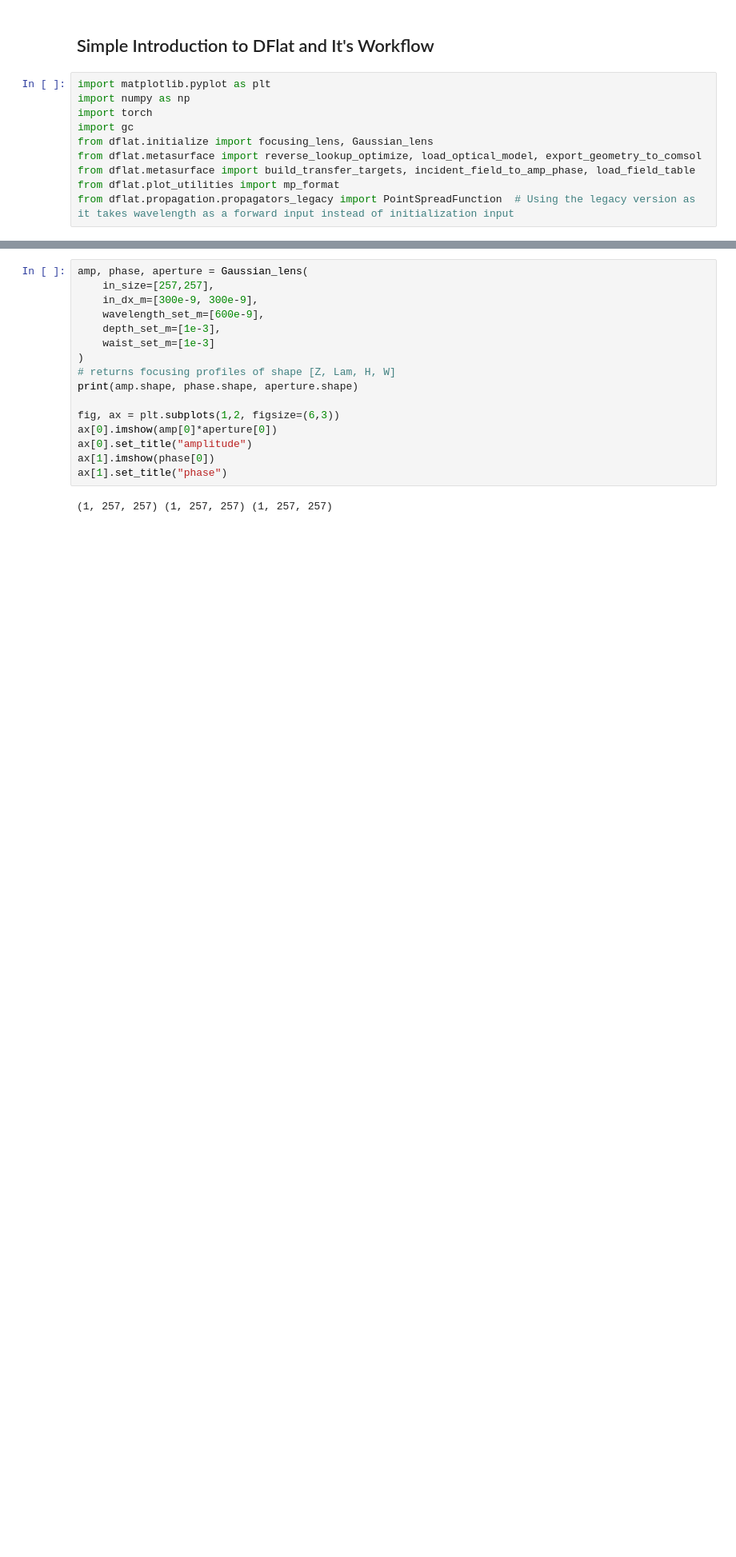
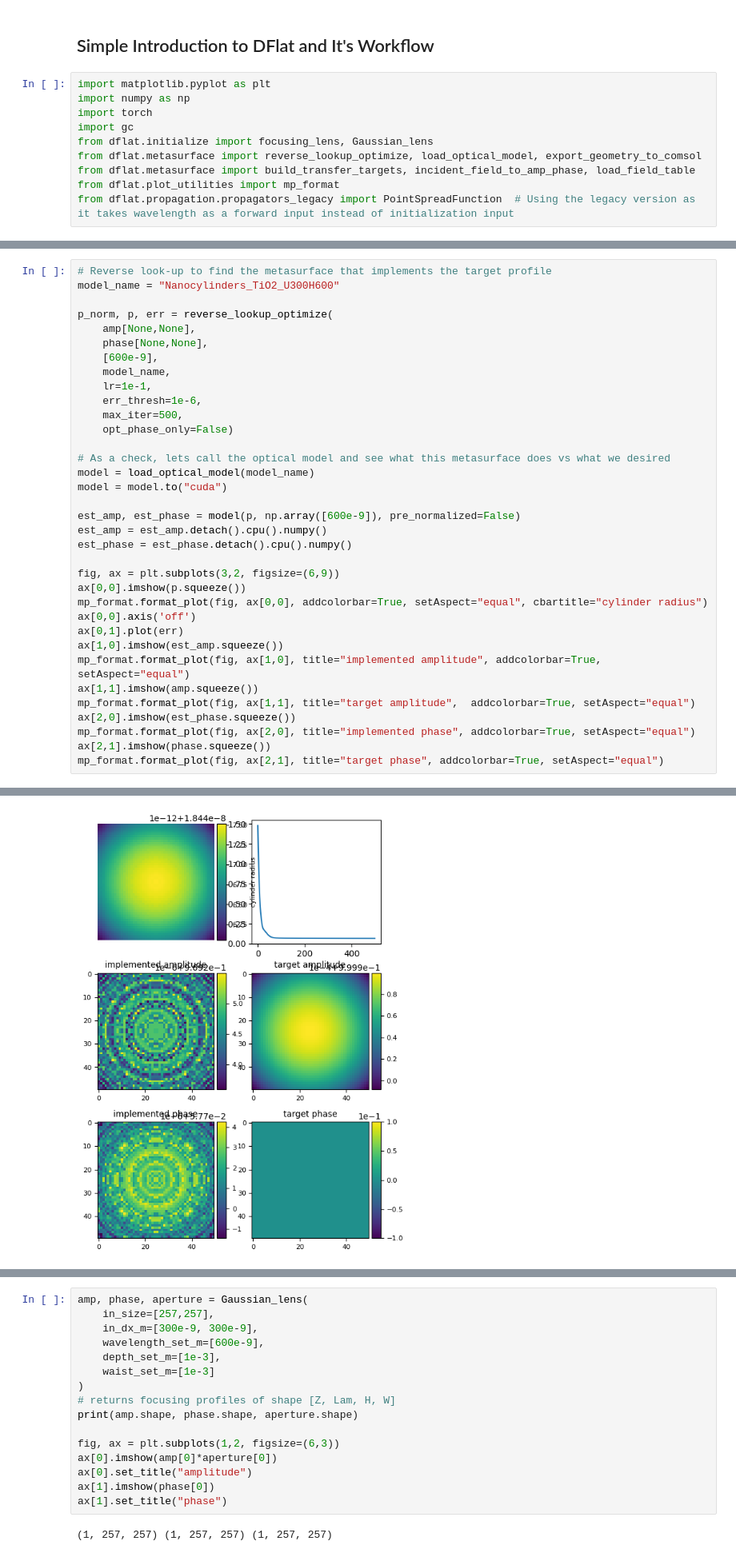
Before and after one commit to BillZhucn/DFlat, a Jupyter notebook: scripts/demo.ipynb, the cells around one changed output, grey strips where cells are left out. Shown at 80% size. Cells and saved outputs as stored; diff of their text form; blank space fills up the shorter version.

```diff
--- a/scripts/demo.ipynb
+++ b/scripts/demo.ipynb
@@ -12,0 +33,36 @@ from dflat.propagation.propagators_legacy import PointSpreadFunction  # Using th
+# %%
+# Reverse look-up to find the metasurface that implements the target profile
+model_name = "Nanocylinders_TiO2_U300H600"
+
+p_norm, p, err = reverse_lookup_optimize(
+    amp[None,None],
+    phase[None,None],
+    [600e-9],
+    model_name,
+    lr=1e-1,
+    err_thresh=1e-6,
+    max_iter=500,
+    opt_phase_only=False)
+
+# As a check, lets call the optical model and see what this metasurface does vs what we desired
+model = load_optical_model(model_name)
+model = model.to("cuda")
+
+est_amp, est_phase = model(p, np.array([600e-9]), pre_normalized=False)
+est_amp = est_amp.detach().cpu().numpy()
+est_phase = est_phase.detach().cpu().numpy()
+
+fig, ax = plt.subplots(3,2, figsize=(6,9))
+ax[0,0].imshow(p.squeeze())
+mp_format.format_plot(fig, ax[0,0], addcolorbar=True, setAspect="equal", cbartitle="cylinder radius")
+ax[0,0].axis('off')
+ax[0,1].plot(err)
+ax[1,0].imshow(est_amp.squeeze())
+mp_format.format_plot(fig, ax[1,0], title="implemented amplitude", addcolorbar=True, setAspect="equal")
+ax[1,1].imshow(amp.squeeze())
+mp_format.format_plot(fig, ax[1,1], title="target amplitude",  addcolorbar=True, setAspect="equal")
+ax[2,0].imshow(est_phase.squeeze())
+mp_format.format_plot(fig, ax[2,0], title="implemented phase", addcolorbar=True, setAspect="equal")
+ax[2,1].imshow(phase.squeeze())
+mp_format.format_plot(fig, ax[2,1], title="target phase", addcolorbar=True, setAspect="equal")
+# %% [output]
@@ -12,0 +80 @@ from dflat.propagation.propagators_legacy import PointSpreadFunction  # Using th
+[figure, added]
```
Also changed, not shown: parts of 5 cells of this notebook, 1 other file.
